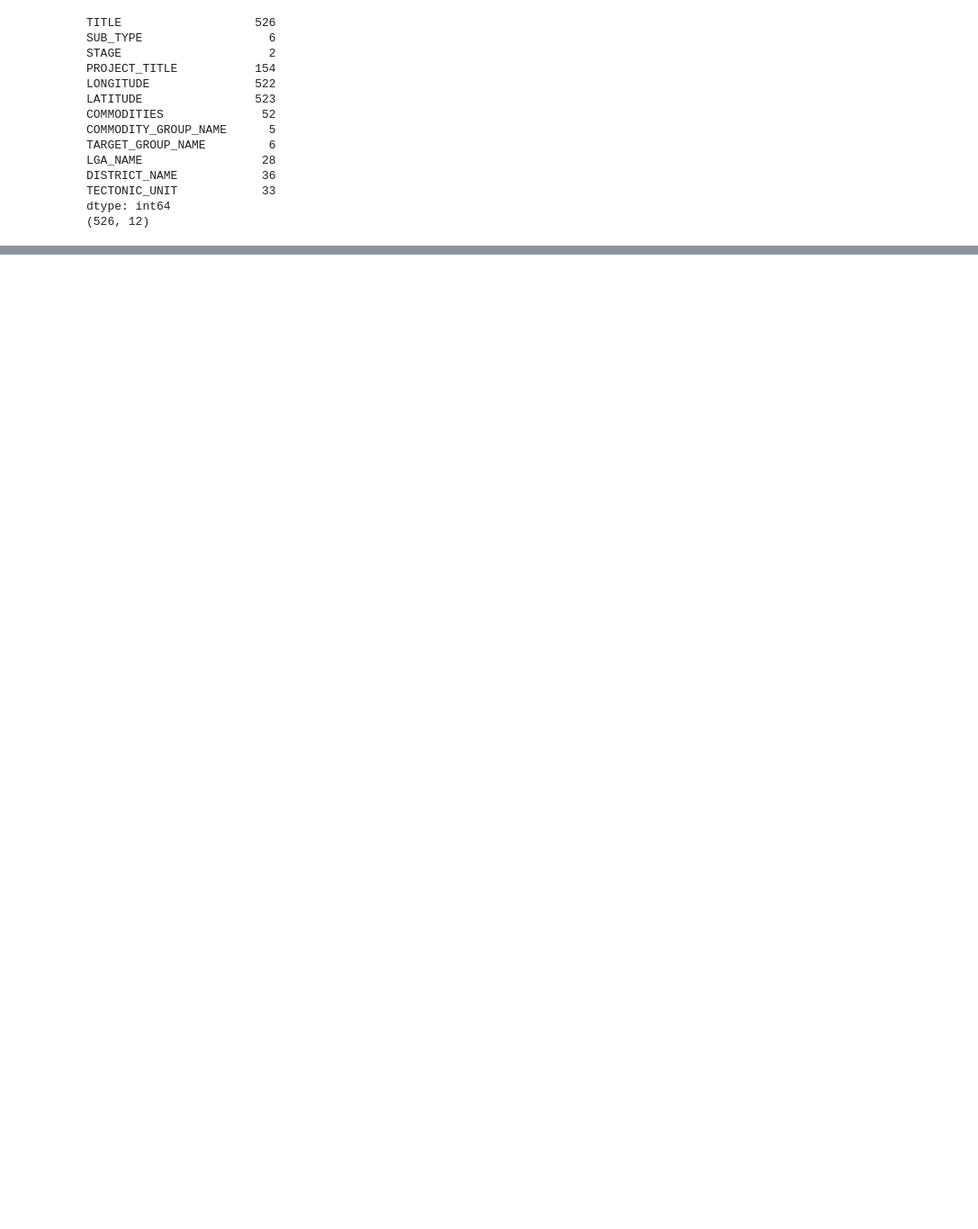
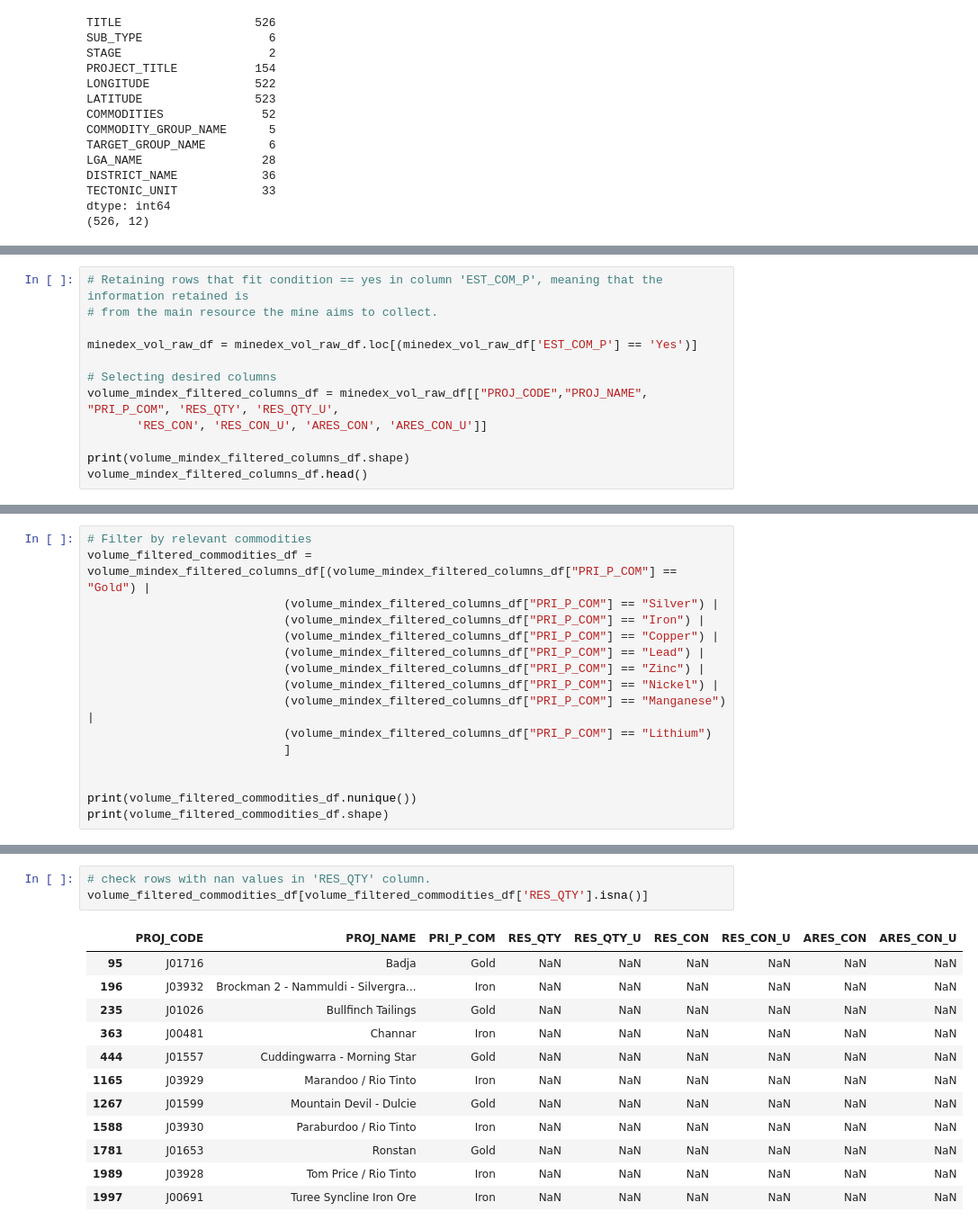
Before and after one commit to DannyBruzz/Project_3, a Jupyter notebook: minedex_elt_v1.ipynb, the cells around one changed output, grey strips where cells are left out. Shown at 90% size. Saved outputs shown, nothing was run; the diff lists cells and outputs as text; blank space fills up the shorter version.

Commit message:
ETL for resources and sql

```diff
--- a/minedex_elt_v1.ipynb
+++ b/minedex_elt_v1.ipynb
@@ -110,0 +147,12 @@ dtype: int64
+# %%
+# Retaining rows that fit condition == yes in column 'EST_COM_P', meaning that the information retained is
+# from the main resource the mine aims to collect.
+
+minedex_vol_raw_df = minedex_vol_raw_df.loc[(minedex_vol_raw_df['EST_COM_P'] == 'Yes')]
+
+# Selecting desired columns
+volume_mindex_filtered_columns_df = minedex_vol_raw_df[["PROJ_CODE","PROJ_NAME", "PRI_P_COM", 'RES_QTY', 'RES_QTY_U',
+       'RES_CON', 'RES_CON_U', 'ARES_CON', 'ARES_CON_U']]
+
+print(volume_mindex_filtered_columns_df.shape)
+volume_mindex_filtered_columns_df.head()
@@ -110,0 +167,16 @@ dtype: int64
+# %%
+# Filter by relevant commodities
+volume_filtered_commodities_df = volume_mindex_filtered_columns_df[(volume_mindex_filtered_columns_df["PRI_P_COM"] == "Gold") |
+                            (volume_mindex_filtered_columns_df["PRI_P_COM"] == "Silver") |
+                            (volume_mindex_filtered_columns_df["PRI_P_COM"] == "Iron") |
+                            (volume_mindex_filtered_columns_df["PRI_P_COM"] == "Copper") |
+                            (volume_mindex_filtered_columns_df["PRI_P_COM"] == "Lead") |
+                            (volume_mindex_filtered_columns_df["PRI_P_COM"] == "Zinc") |
+                            (volume_mindex_filtered_columns_df["PRI_P_COM"] == "Nickel") |
+                            (volume_mindex_filtered_columns_df["PRI_P_COM"] == "Manganese") |
+                            (volume_mindex_filtered_columns_df["PRI_P_COM"] == "Lithium")
+                            ]
+
+
+print(volume_filtered_commodities_df.nunique())
+print(volume_filtered_commodities_df.shape)
@@ -110,0 +217,16 @@ dtype: int64
+# %%
+# check rows with nan values in 'RES_QTY' column.
+volume_filtered_commodities_df[volume_filtered_commodities_df['RES_QTY'].isna()]
+# %% [output]
+|  | PROJ_CODE | PROJ_NAME | PRI_P_COM | RES_QTY | RES_QTY_U | RES_CON | RES_CON_U | ARES_CON | ARES_CON_U |
+| 95 | J01716 | Badja | Gold | NaN | NaN | NaN | NaN | NaN | NaN |
+| 196 | J03932 | Brockman 2 - Nammuldi - Silvergra... | Iron | NaN | NaN | NaN | NaN | NaN | NaN |
+| 235 | J01026 | Bullfinch Tailings | Gold | NaN | NaN | NaN | NaN | NaN | NaN |
+| 363 | J00481 | Channar | Iron | NaN | NaN | NaN | NaN | NaN | NaN |
+| 444 | J01557 | Cuddingwarra - Morning Star | Gold | NaN | NaN | NaN | NaN | NaN | NaN |
+| 1165 | J03929 | Marandoo / Rio Tinto | Iron | NaN | NaN | NaN | NaN | NaN | NaN |
+| 1267 | J01599 | Mountain Devil - Dulcie | Gold | NaN | NaN | NaN | NaN | NaN | NaN |
+| 1588 | J03930 | Paraburdoo / Rio Tinto | Iron | NaN | NaN | NaN | NaN | NaN | NaN |
+| 1781 | J01653 | Ronstan | Gold | NaN | NaN | NaN | NaN | NaN | NaN |
+| 1989 | J03928 | Tom Price / Rio Tinto | Iron | NaN | NaN | NaN | NaN | NaN | NaN |
+| 1997 | J00691 | Turee Syncline Iron Ore | Iron | NaN | NaN | NaN | NaN | NaN | NaN |
```
Also changed, not shown: parts of 14 cells of this notebook, 5 other files.
